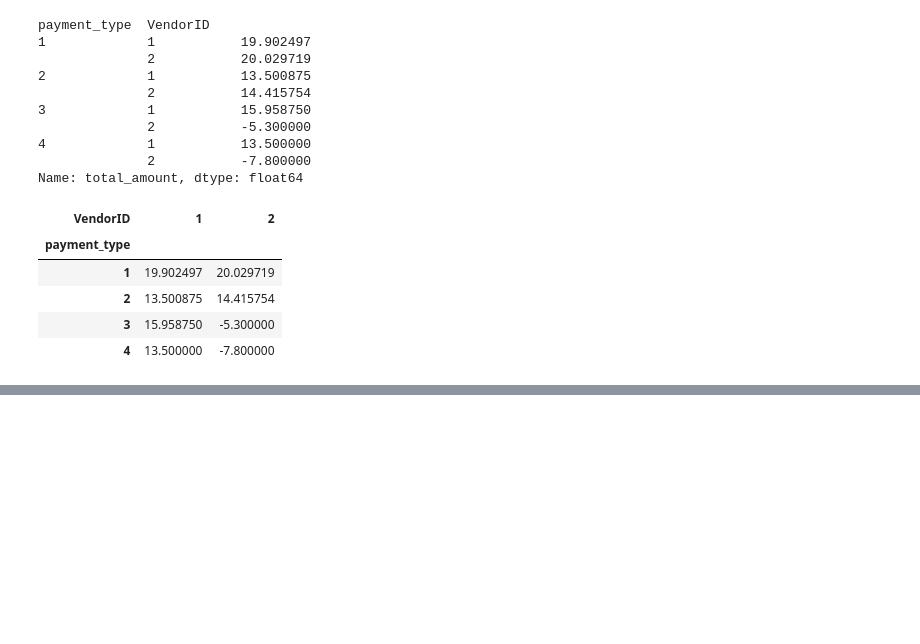
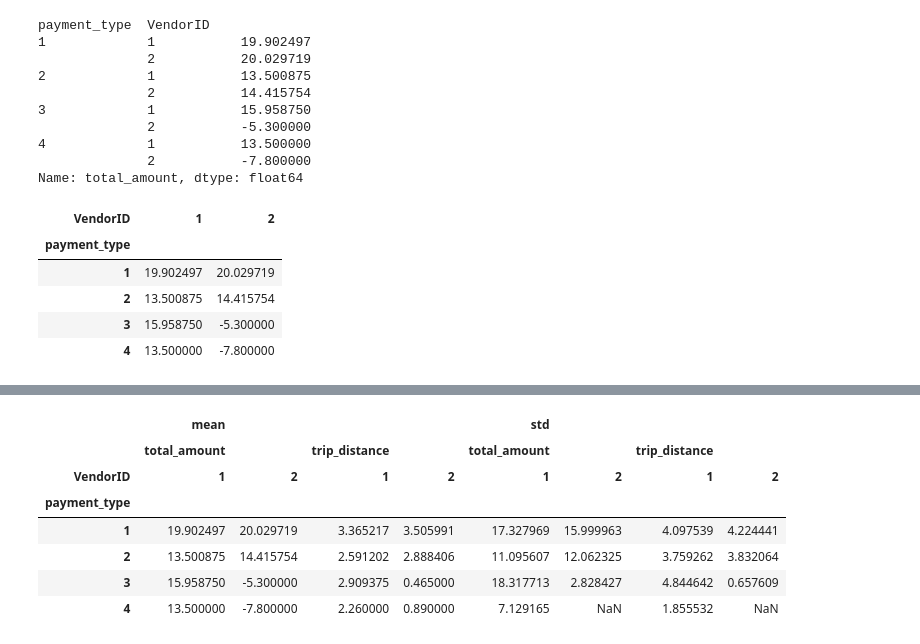
Before and after one commit to opagani/2024-08Aug-21-grouping, a Jupyter notebook: LernerPython - 2024-08Aug-21-grouping.ipynb, the cells around one changed output, grey strips where cells are left out. Saved outputs shown, nothing was run; the diff lists cells and outputs as text; code cells hidden in the pictures; blank space fills up the shorter version.

```diff
--- a/LernerPython - 2024-08Aug-21-grouping.ipynb
+++ b/LernerPython - 2024-08Aug-21-grouping.ipynb
@@ -908,0 +918,14 @@ df.pivot_table(columns='VendorID',
+# %%
+df.pivot_table(columns='VendorID',
+               index='payment_type',
+               values=['trip_distance', 'total_amount'],
+               aggfunc=['mean', 'std'])
+# %% [output]
+|  | mean |  |  |  | std |  |  |  |
+|  | total_amount |  | trip_distance |  | total_amount |  | trip_distance |  |
+| VendorID | 1 | 2 | 1 | 2 | 1 | 2 | 1 | 2 |
+| payment_type |  |  |  |  |  |  |  |  |
+| 1 | 19.902497 | 20.029719 | 3.365217 | 3.505991 | 17.327969 | 15.999963 | 4.097539 | 4.224441 |
+| 2 | 13.500875 | 14.415754 | 2.591202 | 2.888406 | 11.095607 | 12.062325 | 3.759262 | 3.832064 |
+| 3 | 15.958750 | -5.300000 | 2.909375 | 0.465000 | 18.317713 | 2.828427 | 4.844642 | 0.657609 |
+| 4 | 13.500000 | -7.800000 | 2.260000 | 0.890000 | 7.129165 | NaN | 1.855532 | NaN |
```
Also changed, not shown: parts of 1 cell of this notebook.
